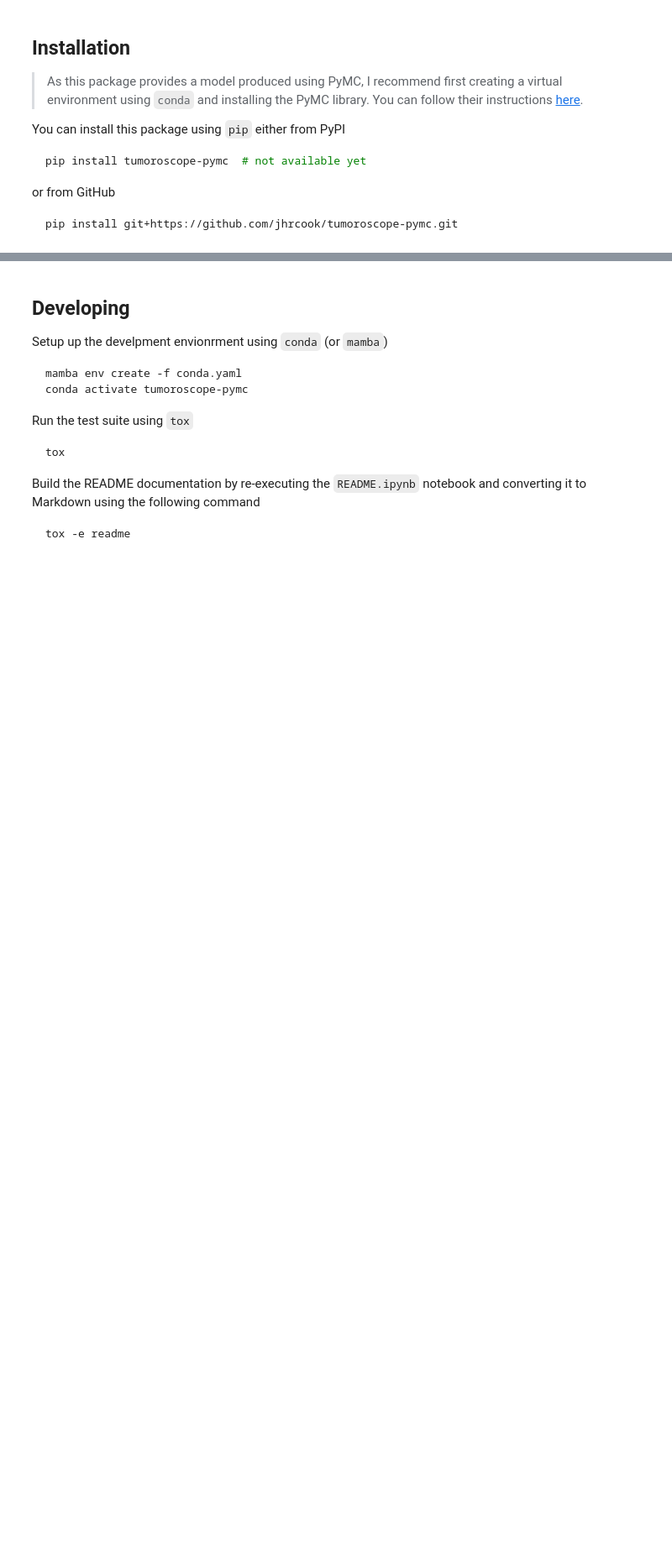
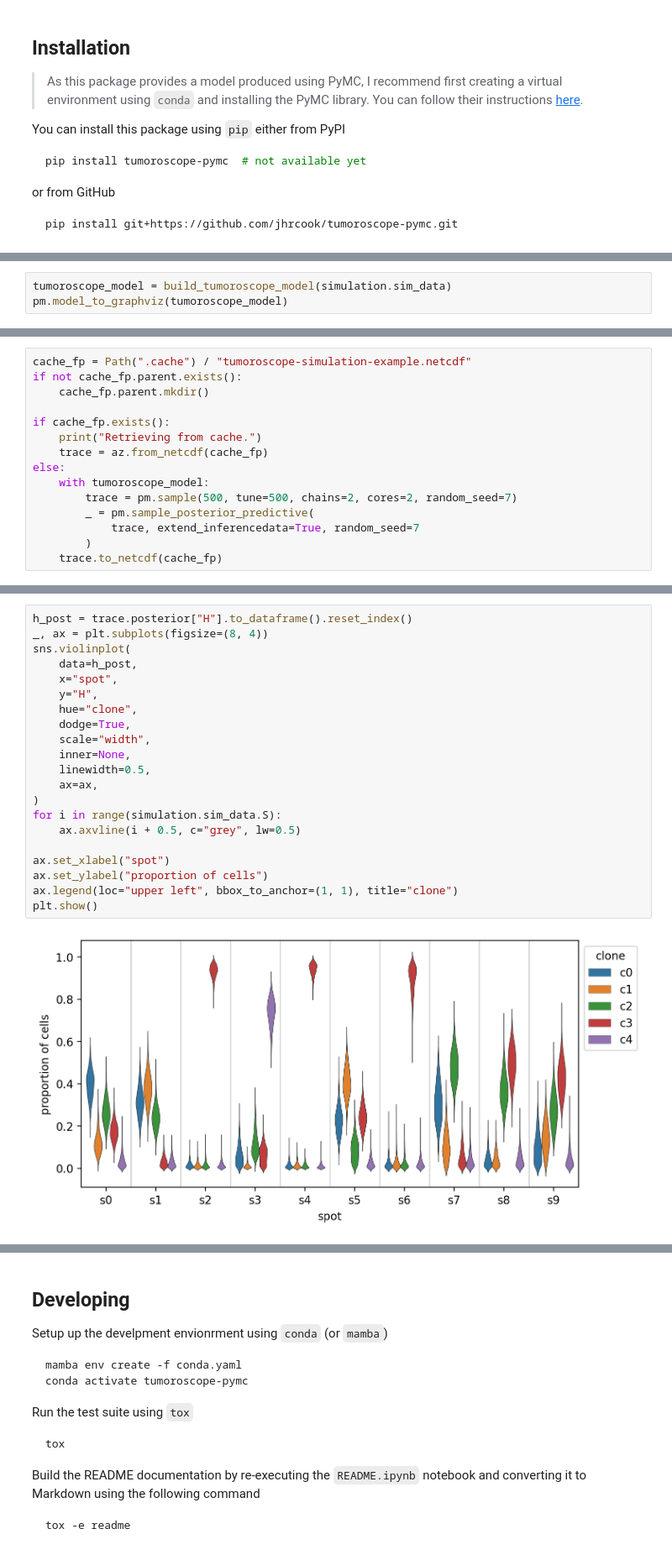
Before and after one commit to jhrcook/tumoroscope-pymc, a Jupyter notebook: README.ipynb, the cells around one changed output, grey strips where cells are left out. Shown at 84% size. Drawn from its saved outputs; the diff is of its cells as text; blank space fills up the shorter version.

Commit message:
doc: full example in README

```diff
--- a/README.ipynb
+++ b/README.ipynb
@@ -54,0 +146,3 @@ pm.model_to_graphviz(model)
+# %%
+tumoroscope_model = build_tumoroscope_model(simulation.sim_data)
+pm.model_to_graphviz(tumoroscope_model)
@@ -54,0 +153,15 @@ pm.model_to_graphviz(model)
+# %%
+cache_fp = Path(".cache") / "tumoroscope-simulation-example.netcdf"
+if not cache_fp.parent.exists():
+    cache_fp.parent.mkdir()
+
+if cache_fp.exists():
+    print("Retrieving from cache.")
+    trace = az.from_netcdf(cache_fp)
+else:
+    with tumoroscope_model:
+        trace = pm.sample(500, tune=500, chains=2, cores=2, random_seed=7)
+        _ = pm.sample_posterior_predictive(
+            trace, extend_inferencedata=True, random_seed=7
+        )
+    trace.to_netcdf(cache_fp)
@@ -54,0 +180,23 @@ pm.model_to_graphviz(model)
+# %%
+h_post = trace.posterior["H"].to_dataframe().reset_index()
+_, ax = plt.subplots(figsize=(8, 4))
+sns.violinplot(
+    data=h_post,
+    x="spot",
+    y="H",
+    hue="clone",
+    dodge=True,
+    scale="width",
+    inner=None,
+    linewidth=0.5,
+    ax=ax,
+)
+for i in range(simulation.sim_data.S):
+    ax.axvline(i + 0.5, c="grey", lw=0.5)
+
+ax.set_xlabel("spot")
+ax.set_ylabel("proportion of cells")
+ax.legend(loc="upper left", bbox_to_anchor=(1, 1), title="clone")
+plt.show()
+# %% [output]
+[figure, added]
```
Also changed, not shown: parts of 16 cells of this notebook, 10 other files.
